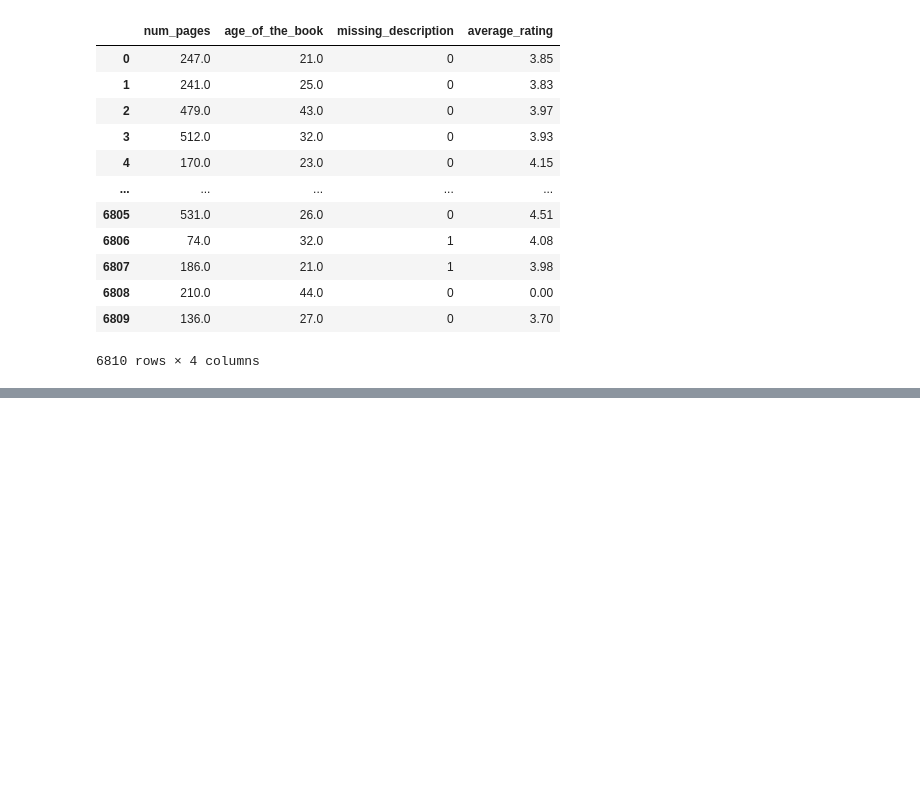
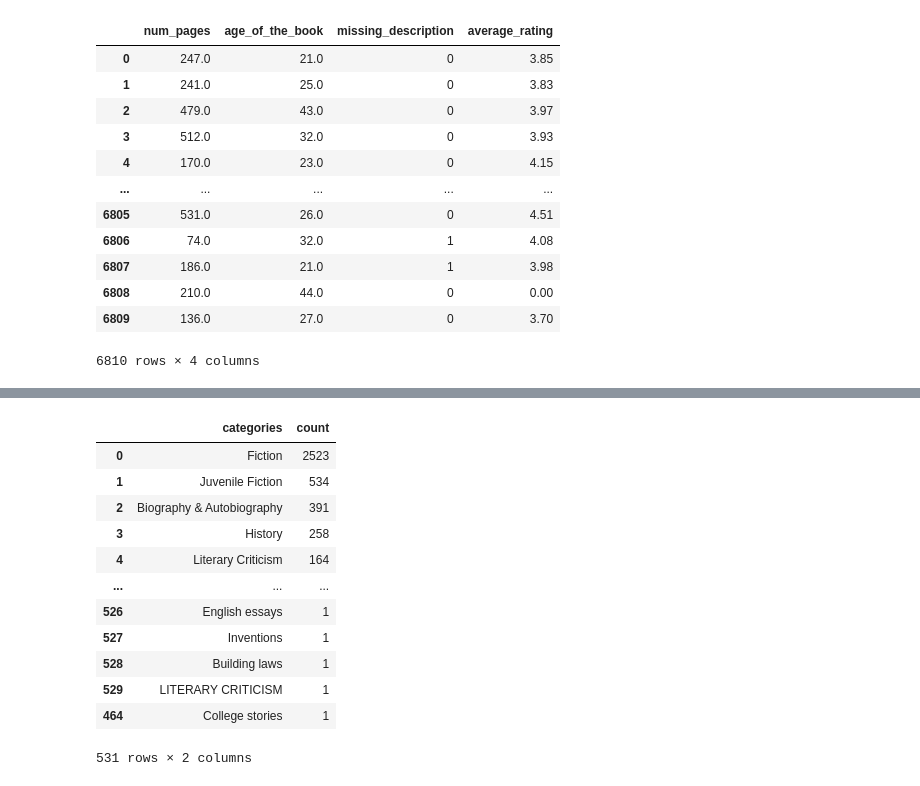
Before and after one commit to gmishra19/book_recommender, a Jupyter notebook: one.ipynb, the cells around one changed output, grey strips where cells are left out. Saved outputs shown, nothing was run; the diff lists cells and outputs as text; code cells hidden in the pictures; blank space fills up the shorter version.

```diff
--- a/one.ipynb
+++ b/one.ipynb
@@ -64,0 +88,16 @@ books[columns_of_interest]
+# %%
+book_missing['categories'].value_counts().reset_index().sort_values('count', ascending=False)
+# %% [output]
+|  | categories | count |
+| 0 | Fiction | 2523 |
+| 1 | Juvenile Fiction | 534 |
+| 2 | Biography & Autobiography | 391 |
+| 3 | History | 258 |
+| 4 | Literary Criticism | 164 |
+| ... | ... | ... |
+| 526 | English essays | 1 |
+| 527 | Inventions | 1 |
+| 528 | Building laws | 1 |
+| 529 | LITERARY CRITICISM | 1 |
+| 464 | College stories | 1 |
+531 rows × 2 columns
```
Also changed, not shown: parts of 12 cells of this notebook.
